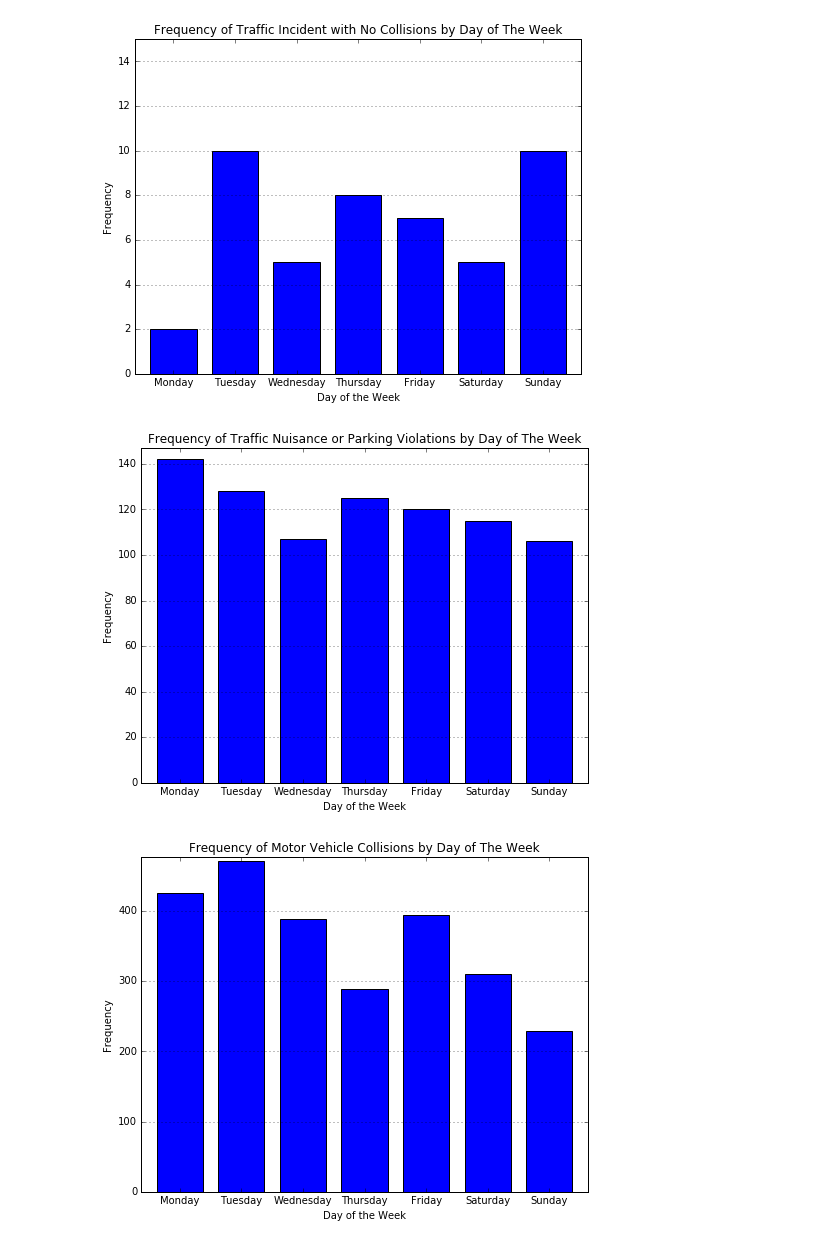
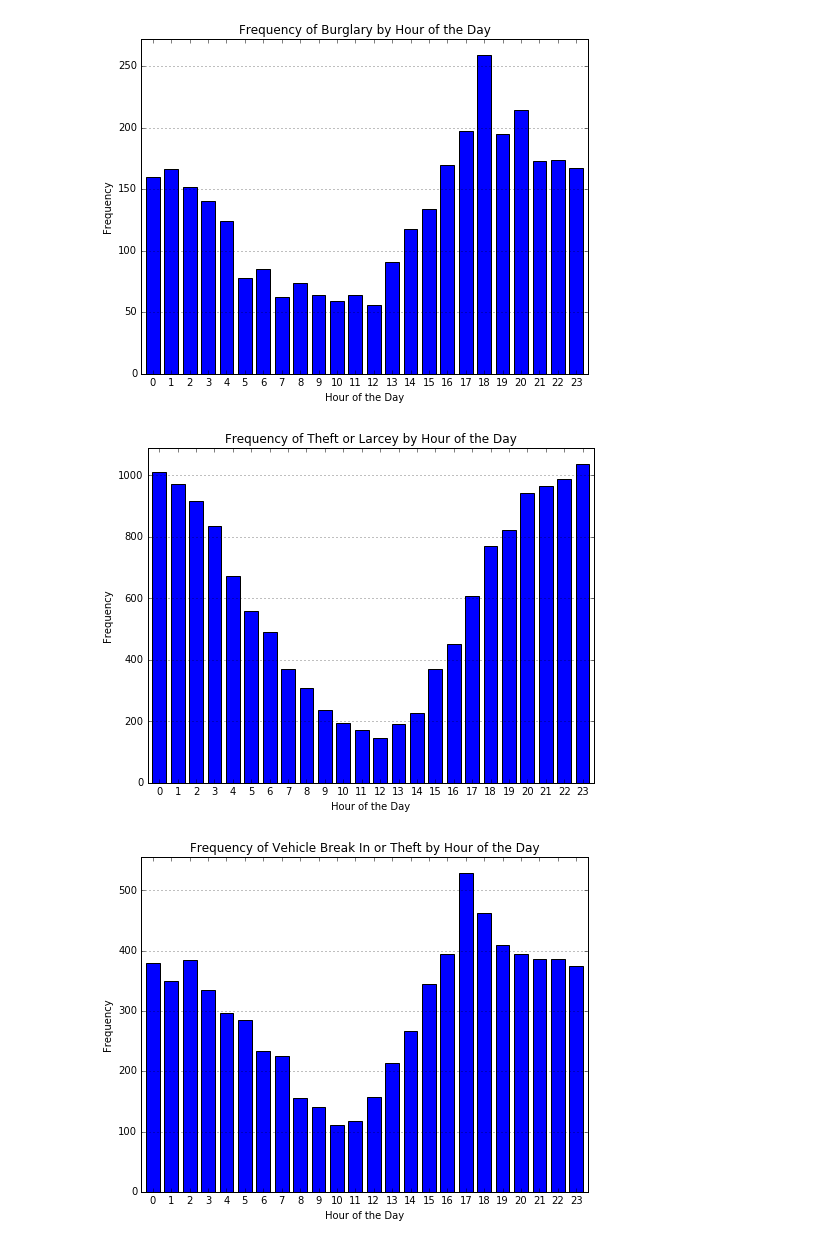
Before and after one commit to jlam17/CS505-Final-Project, a Jupyter notebook: Analysis.ipynb, the cells around one changed output. Cells and saved outputs as stored; diff of their text form; code cells hidden in the pictures.

```diff
--- a/Analysis.ipynb
+++ b/Analysis.ipynb
@@ -7,2 +10,3 @@ import matplotlib.pyplot as plt
 # %%
 df = pd.read_pickle('master_location.pkl')
+df_crime = pd.read_pickle('crime.pkl')
@@ -8,0 +82,14 @@ df = pd.read_pickle('master_location.pkl')
+# %%
+collisionTypes = df[['type','latitude','longitude','hour','dayofweek', 'dayofweek_name','day','count']].groupby(['type','hour']).count()
+collisionTypes
+for t in types:
+    ax = collisionTypes.loc[t][['count']].plot.bar(title = 'Frequency of ' + mapping_type[t] + ' by Hour of the Day', legend = False, rot = 0, figsize=(8,6), width=0.75)
+    days = [item.get_text() for item in ax.get_xticklabels()]
+#     labels = [mapping_day[day] for day in days]
+#     ax.set_xticklabels(labels)
+    ax.set_xlabel('Hour of the Day')
+    ax.set_ylabel('Frequency')
+    ax.set_ylim(None, max(collisionTypes.loc[t][['count']].values) + 5)
+    ax.yaxis.grid(True)
+    fig = ax.get_figure()
+    fig.savefig('graphs/hourofday_' + mapping_type[t].replace(' ','') +'.png')
@@ -45,32 +148,13 @@ array([13])
 # %%
-mapping_day = {
-        '0':'Monday',
-        '1':'Tuesday',
-        '2':'Wednesday',
-        '3':'Thursday',
-        '4':'Friday',
-        '5':'Saturday',
-        '6':'Sunday'
-}
-
-mapping_type = {'HAZARDOUS DRIVER':'Hazardous Driver',
-                'STALLED/HAZARDOUS VEHICLE':'Stalled or Hazardous Vehicle',
-                'TRAFFIC INCIDENT - NO COLLISION':'Traffic Incident with No Collision',
-                'TRAFFIC NUISANCE OR PARKING VIOLATION':'Traffic Nuisance or Parking Violation',
-                'MOTOR VEHICLE COLLISION':'Motor Vehicle Collision',
-                'TRAFFIC SIGNAL PROBLEM':'Traffic Signaling Issue',
-                'MOTOR VEHICLE COLLISION - TOWED':'Motor Vehicle Collision: Towed'}
-collisionTypes = df[['type','latitude','longitude','hour','dayofweek', 'dayofweek_name','day','count']].groupby(['type','dayofweek']).count()
-collisionTypes
-for t in types:
-    ax = collisionTypes.loc[t][['count']].plot.bar(title = 'Frequency of ' + mapping_type[t] + 's by Day of The Week', legend = False, rot = 0, figsize=(8,6), width=0.75)
+crimeTypes = df_crime[['Type','hour','dayofweek', 'dayofweek_name','day','count']].groupby(['Type','hour']).count()
+for t in mapping_type:
+    ax = crimeTypes.loc[t][['count']].plot.bar(title = 'Frequency of ' + mapping_type[t] + ' by Hour of the Day', legend = False, rot = 0, figsize=(8,6), width=0.75)
     days = [item.get_text() for item in ax.get_xticklabels()]
-    labels = [mapping_day[day] for day in days]
-    ax.set_xticklabels(labels)
-    ax.set_xlabel('Day of the Week')
+    ax.set_xlabel('Hour of the Day')
     ax.set_ylabel('Frequency')
-    ax.set_ylim(None, max(collisionTypes.loc[t][['count']].values) + 5)
+    max_val = max(crimeTypes.loc[t][['count']].values) * 1.05
+    ax.set_ylim(None, max_val)
     ax.yaxis.grid(True)
     fig = ax.get_figure()
-    fig.savefig('graphs/' + mapping_type[t].replace(' ','') +'.png')
+    fig.savefig('graphs/hourofday_' + mapping_type[t].replace(' ','') +'.png')
 # %% [output]
@@ -79,3 +163,3 @@ for t in types:
-[figure, old version]
+[figure, new version]
-[figure, old version]
+[figure, new version]
-[figure, old version]
+[figure, new version]
```
Also changed, not shown: parts of 21 cells of this notebook, 39 other files.
